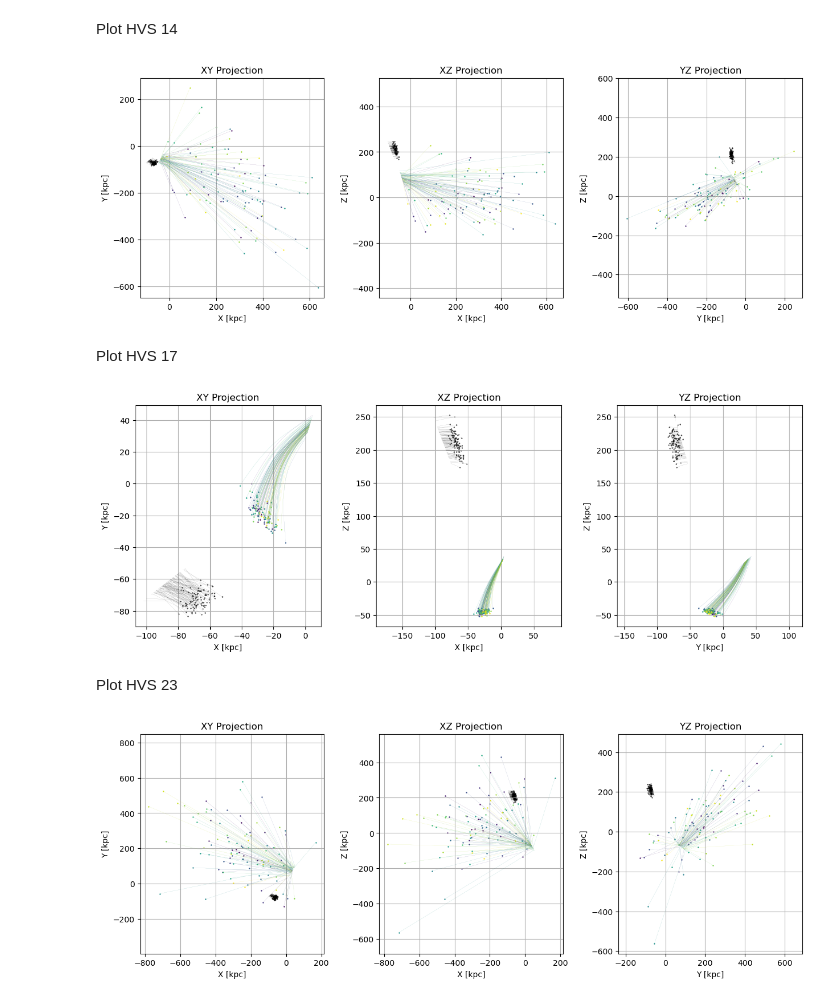
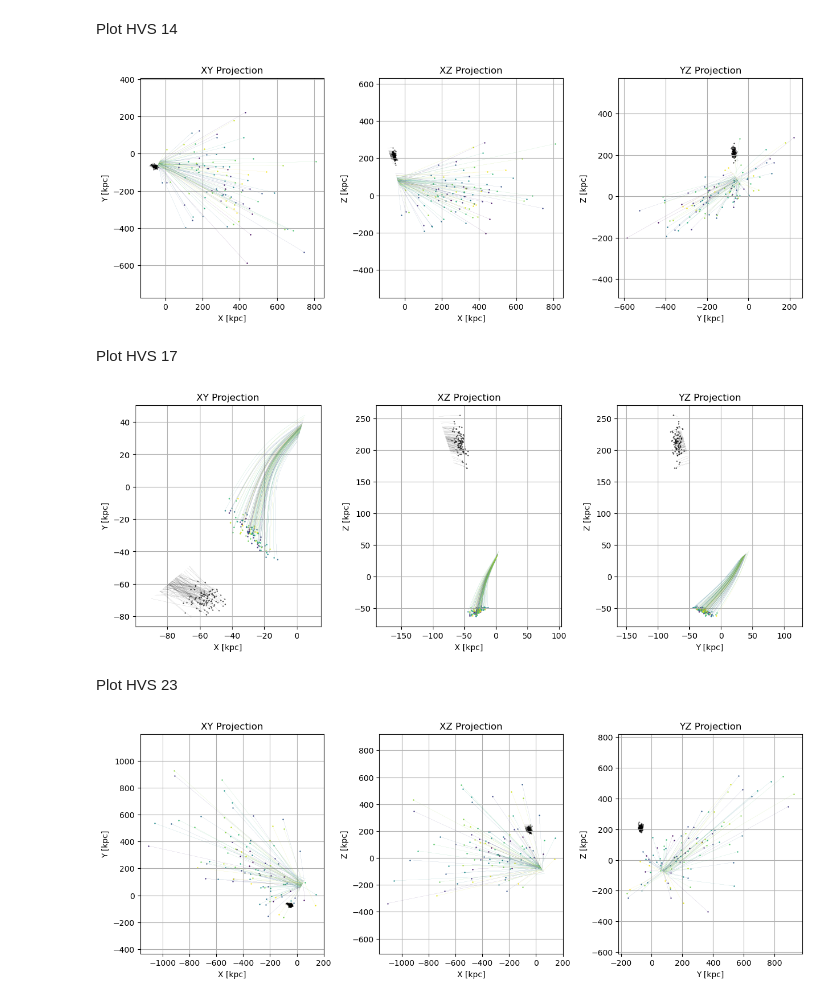
Before and after one commit to HaydenTedrake/HPV_project, a Jupyter notebook: Galaxies/LeoII.ipynb, the cells around one changed output. Drawn from its saved outputs; the diff is of its cells as text; code cells hidden in the pictures.

```diff
--- a/Galaxies/LeoII.ipynb
+++ b/Galaxies/LeoII.ipynb
@@ -22,3 +16,9 @@ min23 = 2455.5496578375987
+# %%
+min5 = 708.7712434530752
+min8 = 711.5931802513187
+min14 = 2291.7307191628465
+min17 = 2225.558740120561
+min23 = 2291.785015456555
 # %% [markdown]
 Helper Functions
 # %%
@@ -61,7 +61,7 @@ pot = gp.MilkyWayPotential()
 Leo II
 # %%
 dwarf_dict = {
-    'ra': 165, #degree
+    'ra': 168, #degree
     'e_ra': 0.0001, #degree
     'dec': 22.15, #degree
     'e_dec': 0.0001, #degree
@@ -411,7 +408,7 @@ ax_yz.grid(True)
 plt.tight_layout(rect=[0, 0, 1, 0.95])
 plt.show()
 # %% [output]
-[figure, old version]
+[figure, new version]
 # %% [markdown]
 Plot HVS 17
 # %%
@@ -475,10 +472,12 @@ ax_yz.grid(True)
 plt.tight_layout(rect=[0, 0, 1, 0.95])
 plt.show()
 # %% [output]
-[figure, old version]
+[figure, new version]
 # %% [markdown]
 Plot HVS 23
 # %%
+min23 = 3000
+
 orbits = calculate_orbits(dict23, hvs23_ics, min23)
 dwarf_orbits = calculate_orbits(dwarf_dict, dwarf_ics, min23)
 
@@ -512,31 +511,31 @@ for i, orbit in enumerate(orbits):
     ax_xz.scatter(pos[0, -1], pos[2, -1], color=colors[i], marker='o', s=0.5)
 for orbit in dwarf_orbits:
     pos = orbit.pos.xyz.value
     plt.plot(pos[0], pos[2], color='black', lw=0.1, alpha=0.5)
     plt.scatter(pos[0, -1], pos[2, -1], color='black', marker='o', s=0.2)
 ax_xz.set_xlabel('X [kpc]')
 ax_xz.set_ylabel('Z [kpc]')
 ax_xz.set_title('XZ Projection')
 ax_xz.axis('equal')
 ax_xz.grid(True)
 
 # YZ
 ax_yz = fig.add_subplot(gs[0, 2])
 for i, orbit in enumerate(orbits):
     pos = orbit.pos.xyz.value
     ax_yz.plot(pos[1], pos[2], color=colors[i], lw=0.1, alpha=0.7)
     ax_yz.scatter(pos[1, -1], pos[2, -1], color=colors[i], marker='o', s=0.5)
 for orbit in dwarf_orbits:
     pos = orbit.pos.xyz.value
     plt.plot(pos[1], pos[2], color='black', lw=0.1, alpha=0.5)
     plt.scatter(pos[1, -1], pos[2, -1], color='black', marker='o', s=0.2)
 ax_yz.set_xlabel('Y [kpc]')
 ax_yz.set_ylabel('Z [kpc]')
 ax_yz.set_title('YZ Projection')
 ax_yz.axis('equal')
 ax_yz.grid(True)
 
 plt.tight_layout(rect=[0, 0, 1, 0.95])
 plt.show()
 # %% [output]
-[figure, old version]
+[figure, new version]
```
Also changed, not shown: parts of 4 cells of this notebook, 8 other files.
